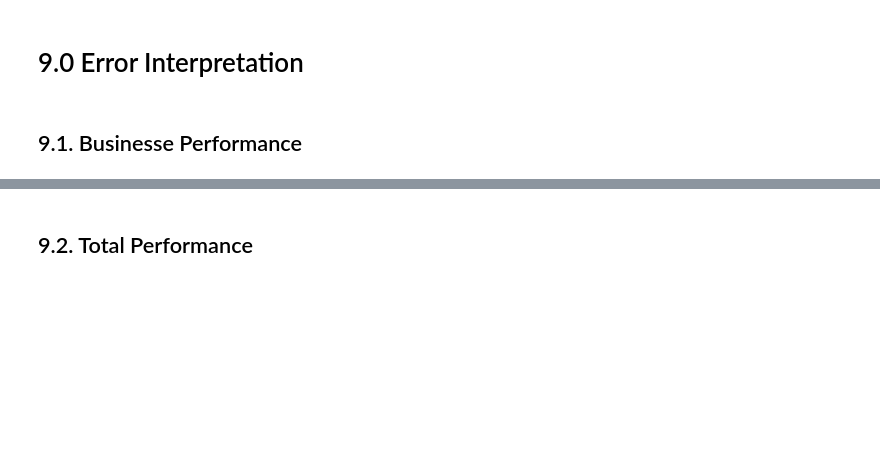
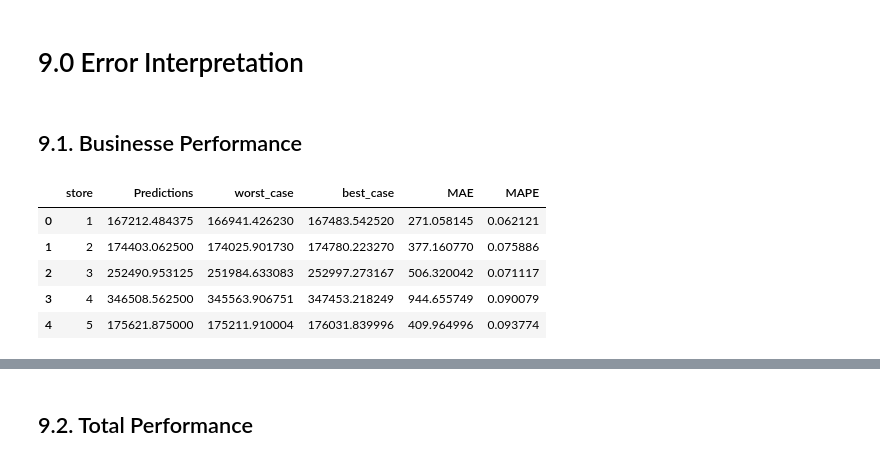
Before and after one commit to iury-repo/rossman-sales, a Jupyter notebook: notebooks/v01_modeling.ipynb, the cells around one changed output, grey strips where cells are left out. Cells and saved outputs as stored; diff of their text form; code cells hidden in the pictures; blank space fills up the shorter version.

```diff
--- a/notebooks/v01_modeling.ipynb
+++ b/notebooks/v01_modeling.ipynb
@@ -696,0 +704,9 @@ df9_sum = df9[['store', 'predictions']].groupby('store').sum().reset_index()
+# %%
+df9_metrics1.head()
+# %% [output]
+|  | store | Predictions | worst_case | best_case | MAE | MAPE |
+| 0 | 1 | 167212.484375 | 166941.426230 | 167483.542520 | 271.058145 | 0.062121 |
+| 1 | 2 | 174403.062500 | 174025.901730 | 174780.223270 | 377.160770 | 0.075886 |
+| 2 | 3 | 252490.953125 | 251984.633083 | 252997.273167 | 506.320042 | 0.071117 |
+| 3 | 4 | 346508.562500 | 345563.906751 | 347453.218249 | 944.655749 | 0.090079 |
+| 4 | 5 | 175621.875000 | 175211.910004 | 176031.839996 | 409.964996 | 0.093774 |
```
Also changed, not shown: parts of 13 cells of this notebook.
